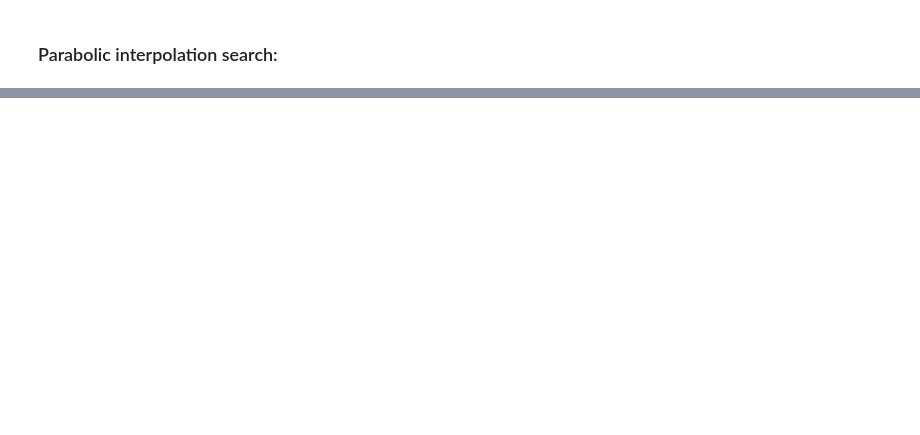
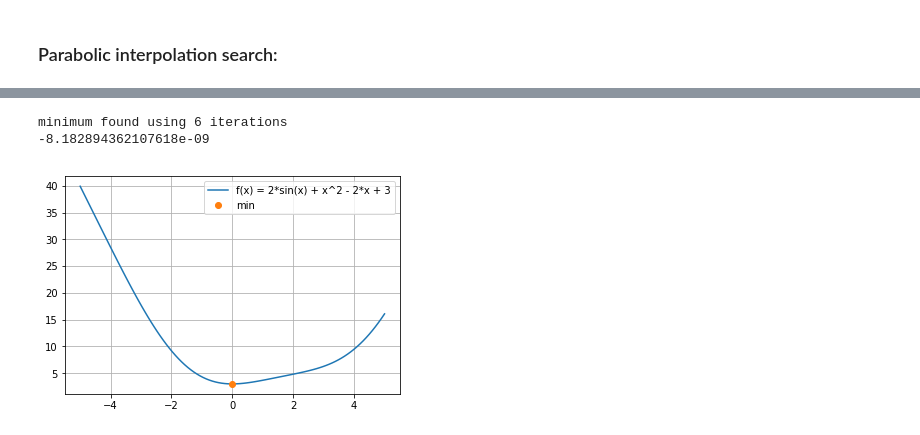
Before and after one commit to valenpe7/numerical_methods, a Jupyter notebook: lectures/07-optimization.ipynb, the cells around one changed output, grey strips where cells are left out. Cells and saved outputs as stored; diff of their text form; code cells hidden in the pictures; blank space fills up the shorter version.

```diff
--- a/lectures/07-optimization.ipynb
+++ b/lectures/07-optimization.ipynb
@@ -106,4 +104,42 @@ def nelder_mead():
-# %%
-def gradient_descent():
-    # add code here
-    return
+# %%
+def gradient_descent(f, df, x_0, step, eps=1.0e-15, n_max=500):
+    """
+    Finds the minimum of function using the method of gradient descent.
+    Args:
+        f (array_like): A strictly unimodal function on [a, b]
+        df (array_like): A derivative of function f
+        x_0 (float): Initial guess
+        step (float): Step size multiplier
+        eps (float): Error tolerance
+        n_max (int): Maximum number of iterations
+    Returns:
+        float: A coordinate of minimum
+    """
+    n = 0
+    while n < n_max:
+        x_1 = x_0
+        x_0 = x_1 - step * df(f, x_1, 1.0e-8)
+        if abs(x_0 - x_1) < eps:
+            print("minimum found using", n, "iterations")
+            return x_0
+        n += 1
+    raise RuntimeError("minimum not found using", n_max, "iterations")
+# %%
+def f(x):
+    return 2.0*np.sin(x) + x**2 - 2.0*x + 3.0
+
+def df(f, x, h):
+    return (f(x + h) - f(x)) / h
+
+x_min = gradient_descent(f, df, -5.0, 0.5, 1.0e-15, 5000)
+print(x_min)
+
+fig, ax = plt.subplots()
+ax.plot(x, f(x), label="f(x) = 2*sin(x) + x^2 - 2*x + 3")
+ax.plot(x_min, f(x_min), "o", label="min")
+ax.legend()
+ax.grid()
+# %% [output]
+minimum found using 6 iterations
+-8.182894362107618e-09
+[figure, added]
```
Also changed, not shown: parts of 10 cells of this notebook.
